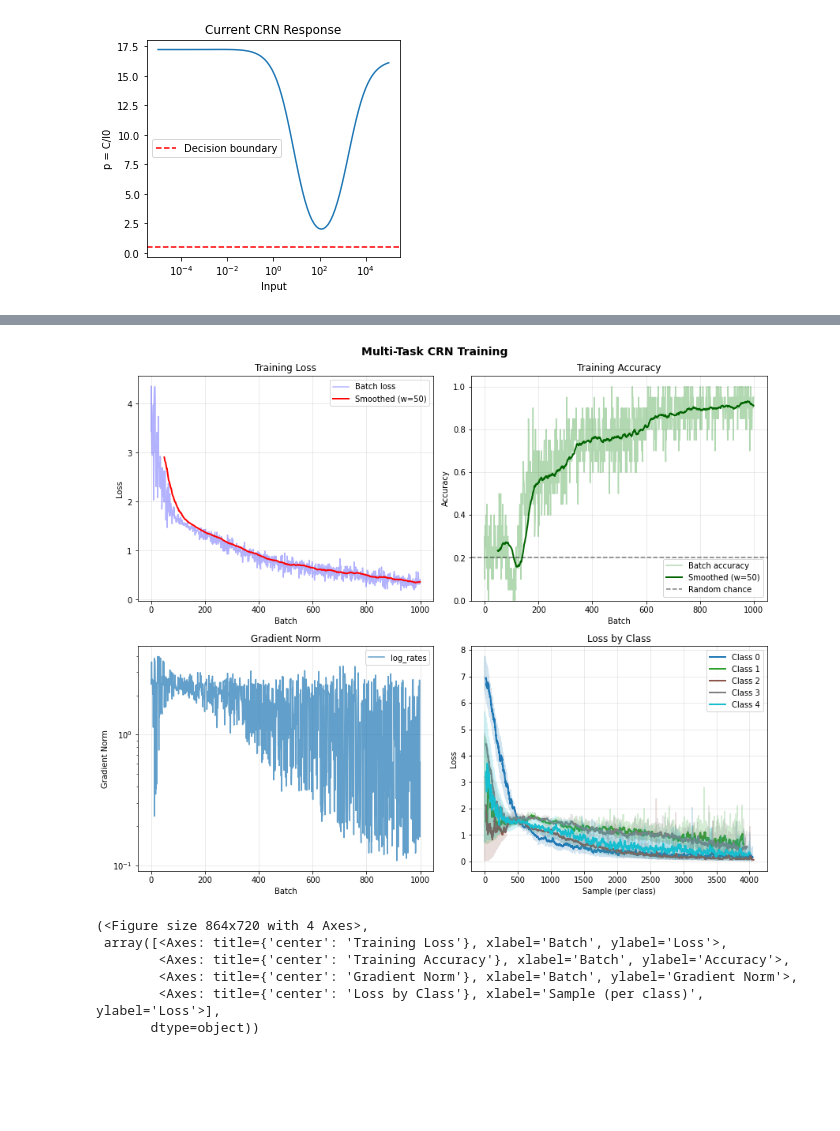
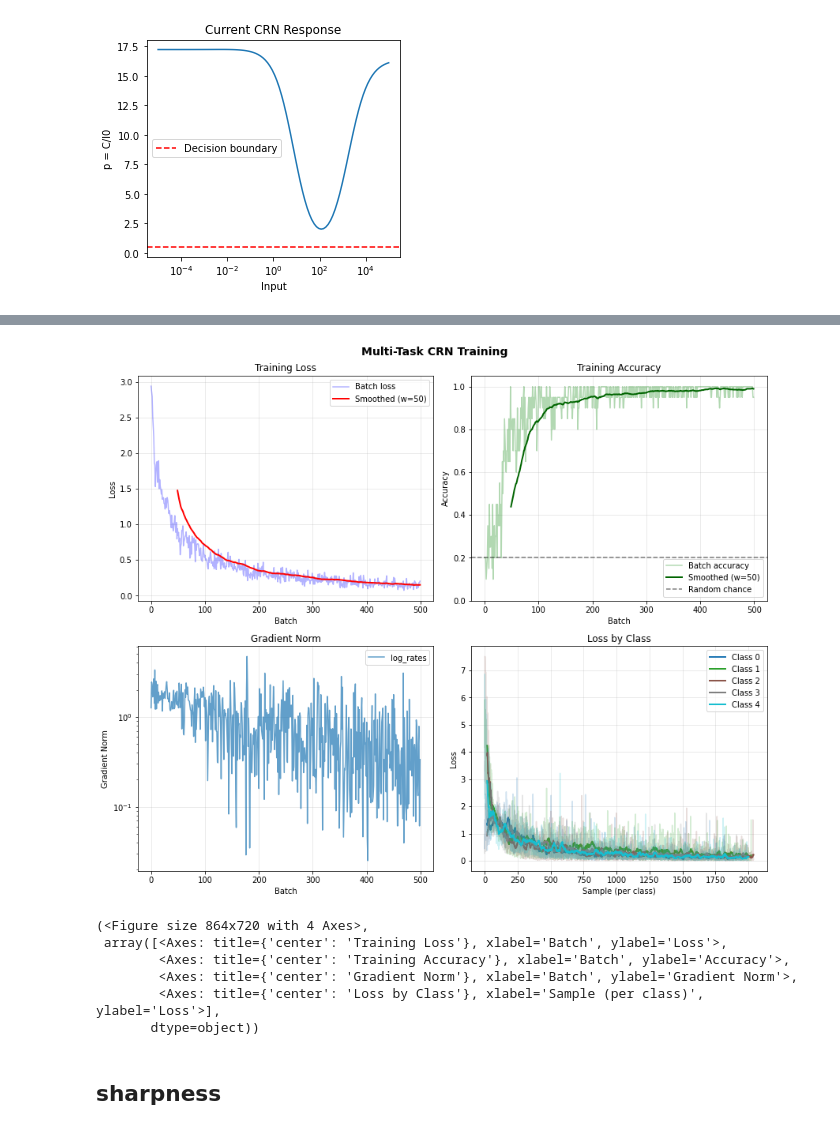
Before and after one commit to csfloyd/GlycanAnalysis, a Jupyter notebook: Python/training_signaling_networks.ipynb, the cells around one changed output, grey strips where cells are left out. Saved outputs shown, nothing was run; the diff lists cells and outputs as text; code cells hidden in the pictures; blank space fills up the shorter version.

```diff
--- a/Python/training_signaling_networks.ipynb
+++ b/Python/training_signaling_networks.ipynb
@@ -379,7 +379,7 @@ def project_data_list(data_list, d):
 
 n_classes = 5
 input_dim = 10
-center_variance = 20.0
+center_variance = 10.0
 log_variance = 1
 proj_dim = 6
 NR = proj_dim
@@ -607,15 +623,15 @@ import matplotlib.pyplot as plt
 import random
 
 # ============== PARAMETERS ==============
-seed = 402
+seed = 42
 n_classes = 5
 input_dim = 10
 center_variance = 20.0
 log_variance = 1
-proj_dim = 6
+proj_dim = 5
 NR = proj_dim
-hidden_dim = 5
-n_tasks = 2
+hidden_dim = 10
+n_tasks = 4
 
 np.random.seed(seed)
 random.seed(seed)
@@ -685,8 +701,9 @@ multi_task_data = generate_multitask_data(
     hidden_dim=hidden_dim,
     input_data_class=InputData,
     l0_log_mean=0.0,
-    l0_log_std=5.0,
-    base_seed=seed
+    l0_log_std=3.0,
+    base_seed=seed,
+    permute_labels_only=True
 )
 
 print(f"Generated {multi_task_data.n_tasks} tasks")
@@ -753,7 +777,8 @@ crn_model = CRNModel(
 trainer = UnifiedTrainer(
     crn_model,
     optimizer_type='adam',
-    lr_dict={'log_rates': 0.001},
+    # lr_dict={'log_rates': 0.001},
+    lr_dict={'log_rates': 0.01},
     max_grad_norm=50.0,
     frozen_params=['log_l0']  # Freeze l0 - it's set per-task
 )
@@ -766,7 +791,7 @@ history = run_training_crn_multitask(
     trainer=trainer,
     multi_task_data=multi_task_data,
     n_classes=n_classes,
-    num_batches=1000,
+    num_batches=500,
     batch_size=20,
     T_start=0.1,
     T_end=0.1,
@@ -774,7 +799,8 @@ history = run_training_crn_multitask(
     noise_start=0.0,
     noise_end=0.0,
     noise_decay=0.99,
-    print_every=100
+    print_every=100,
+    #debug_l0=True  # Enable debug output
 )
 
 plot_training_diagnostics(history, title="Multi-Task CRN Training")
@@ -799,4 +828,4 @@ Final param range: [1.47e-03, 2.57e+03], mean: 2.75e+01
-[figure, old version]
+[figure, new version]
 (<Figure size 864x720 with 4 Axes>,
  array([<Axes: title={'center': 'Training Loss'}, xlabel='Batch', ylabel='Loss'>,
         <Axes: title={'center': 'Training Accuracy'}, xlabel='Batch', ylabel='Accuracy'>,
@@ -829,3 +858,5 @@ print("Per-task accuracy:")
 for task_id in multi_task_data.task_ids:
     acc = evaluate_task(trainer, task_id, multi_task_data, n_samples=500)
     print(f"  {task_id}: {acc:.1%}")
+# %% [markdown]
+## sharpness
```
Also changed, not shown: parts of 13 cells of this notebook, 12 other files.
